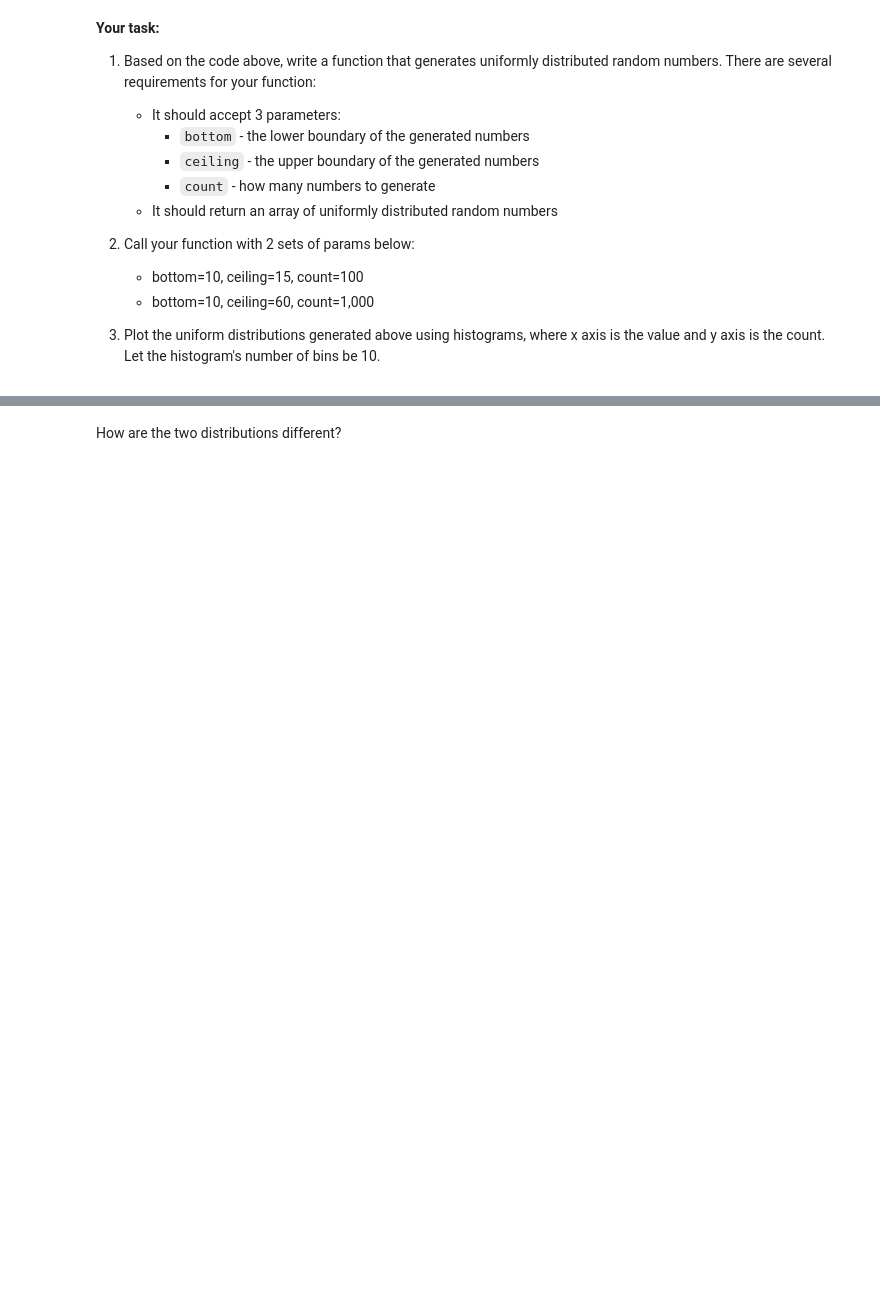
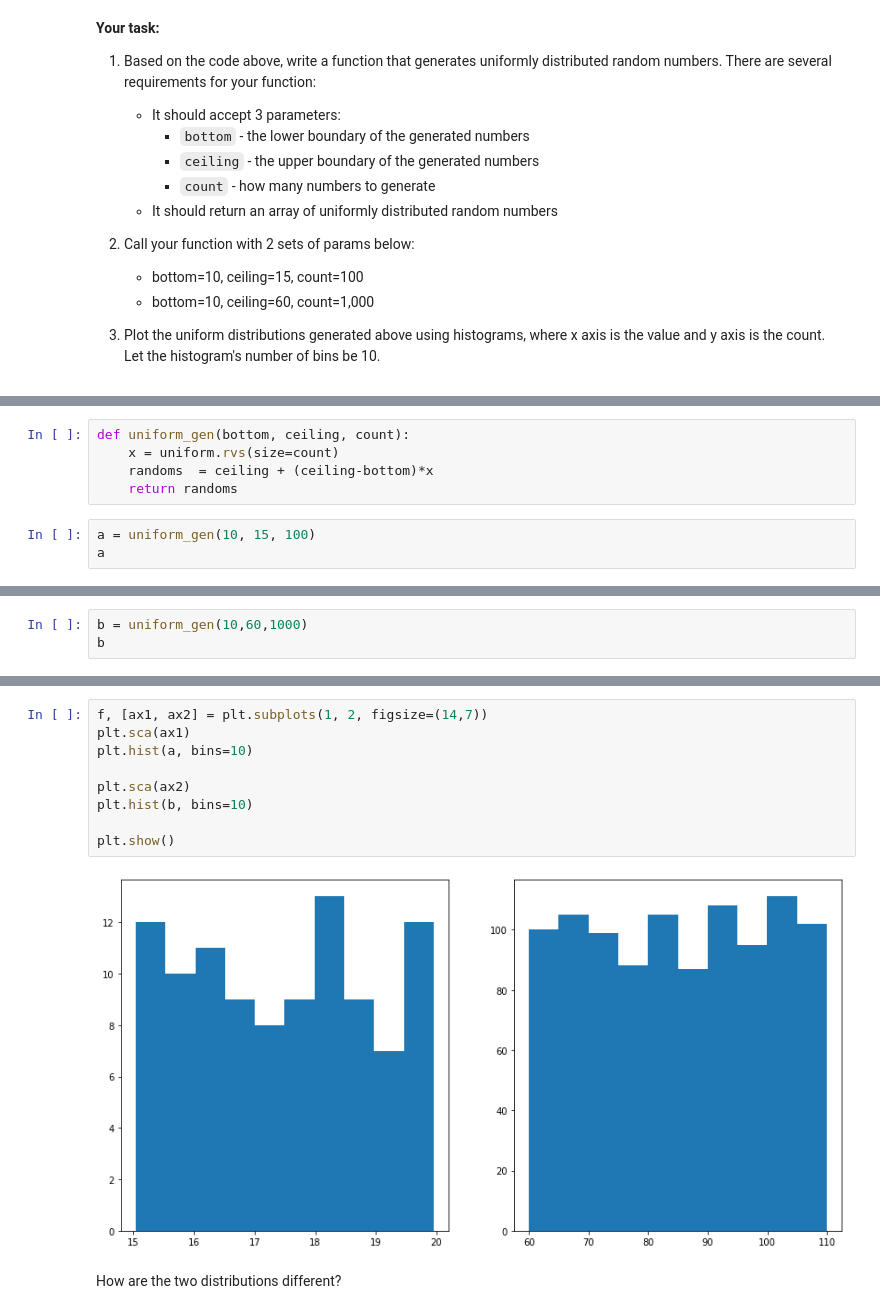
Before and after one commit to ta-datapt-bcn/lab-cont-probability-distribution, a Jupyter notebook: your_code/main.ipynb, the cells around one changed output, grey strips where cells are left out. Drawn from its saved outputs; the diff is of its cells as text; blank space fills up the shorter version.

```diff
--- a/your_code/main.ipynb
+++ b/your_code/main.ipynb
@@ -45,0 +59,8 @@ print(randoms)
+# %%
+def uniform_gen(bottom, ceiling, count):
+    x = uniform.rvs(size=count)
+    randoms  = ceiling + (ceiling-bottom)*x
+    return randoms
+# %%
+a = uniform_gen(10, 15, 100)
+a
@@ -45,0 +88,3 @@ print(randoms)
+# %%
+b = uniform_gen(10,60,1000)
+b
@@ -46,3 +109,14 @@ print(randoms)
+# %%
+f, [ax1, ax2] = plt.subplots(1, 2, figsize=(14,7))
+plt.sca(ax1)
+plt.hist(a, bins=10)
+
+plt.sca(ax2)
+plt.hist(b, bins=10)
+
+plt.show()
+# %% [output]
+[figure, added]
 # %% [markdown]
 How are the two distributions different?
 # %%
```
Also changed, not shown: parts of 22 cells of this notebook.
